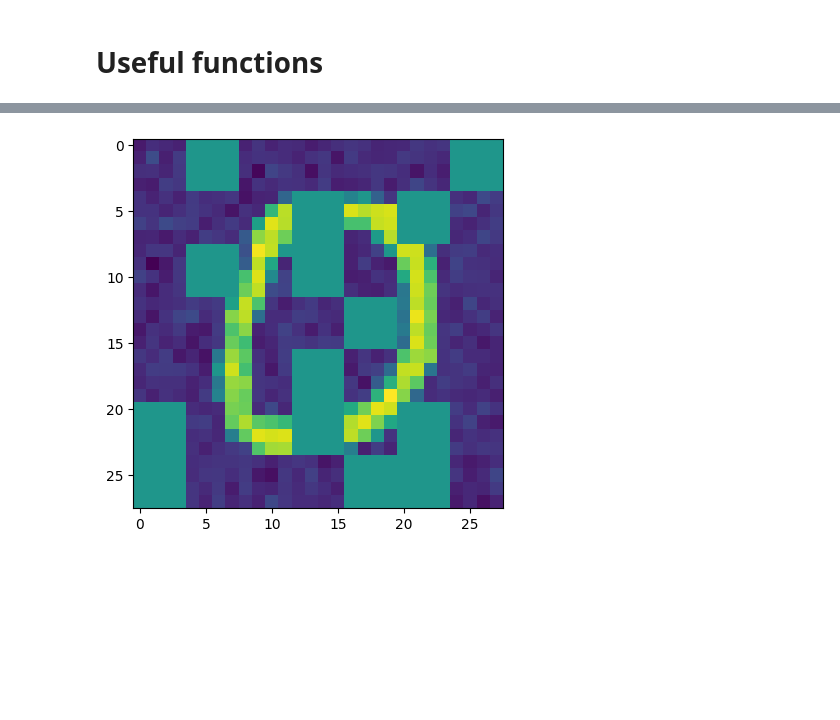
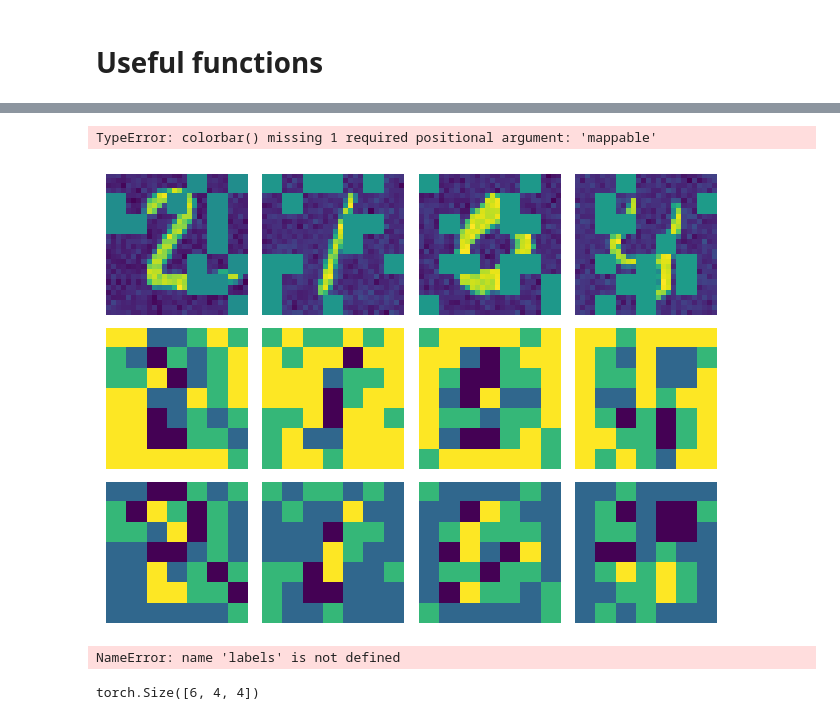
Before and after one commit to leogagnon/columns, a Jupyter notebook: src/sandbox.ipynb, the cells around one changed output, grey strips where cells are left out. Cells and saved outputs as stored; diff of their text form; code cells hidden in the pictures; blank space fills up the shorter version.

```diff
--- a/src/sandbox.ipynb
+++ b/src/sandbox.ipynb
@@ -91,4 +79,0 @@ np.set_printoptions(suppress=True)
-# %%
-show_image(corrupt[10])
-# %% [output]
-[figure, removed]
@@ -94,0 +118,27 @@ show_image(corrupt[10])
+# %%
+from sklearn.cluster import AgglomerativeClustering, KMeans, Birch
+
+clustering = AgglomerativeClustering(n_clusters=4, affinity='euclidean', linkage='ward')
+#clustering = KMeans(n_clusters=3)
+#clustering = Birch(threshold=0.005, n_clusters=2)
+
+labels = []
+
+for i in range(2):
+    samples = state.flatten(start_dim=0, end_dim=1)[:,i]
+    clusters = clustering.fit(samples)
+    labels.append(clusters.labels_)
+
+show_image_grid(corrupt[1:5], labels[0].reshape((32,7,7))[1:5], labels[1].reshape((32,7,7))[1:5])
+# %% [output]
+TypeError: colorbar() missing 1 required positional argument: 'mappable'
+[figure, added]
+# %%
+patches = patchify(clean)
+patches_label = [patches[(labels[1]==i).reshape((32,7,7))] for i in range(50)]
+# %% [output]
+NameError: name 'labels' is not defined
+# %%
+patches_label[3].shape
+# %% [output]
+torch.Size([6, 4, 4])
```
Also changed, not shown: parts of 24 cells of this notebook, 11 other files.
